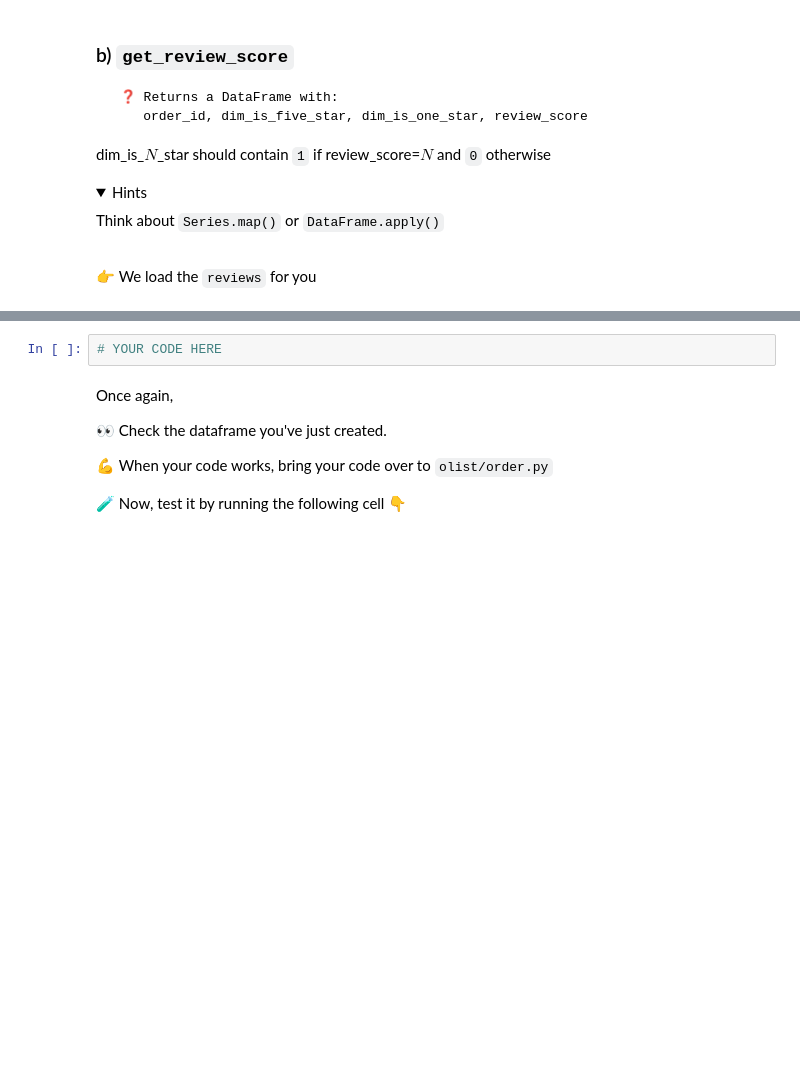
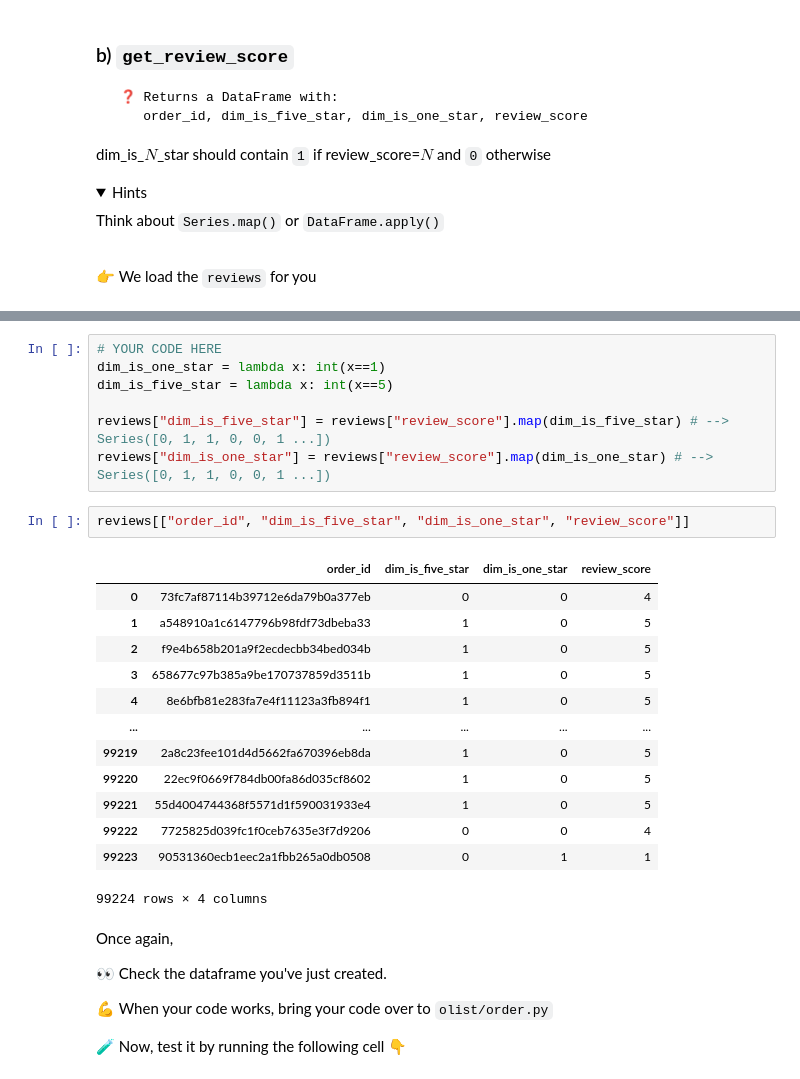
Before and after one commit to Data-Science-Bootcamp-lewagon/data-orders, a Jupyter notebook: orders.ipynb, the cells around one changed output, grey strips where cells are left out. Cells and saved outputs as stored; diff of their text form; folded sections open; blank space fills up the shorter version.

```diff
--- a/orders.ipynb
+++ b/orders.ipynb
@@ -151,5 +313,26 @@ reviews
-# %%
-# YOUR CODE HERE
+# %%
+# YOUR CODE HERE
+dim_is_one_star = lambda x: int(x==1)
+dim_is_five_star = lambda x: int(x==5)
+
+reviews["dim_is_five_star"] = reviews["review_score"].map(dim_is_five_star) # --> Series([0, 1, 1, 0, 0, 1 ...])
+reviews["dim_is_one_star"] = reviews["review_score"].map(dim_is_one_star) # --> Series([0, 1, 1, 0, 0, 1 ...])
+# %%
+reviews[["order_id", "dim_is_five_star", "dim_is_one_star", "review_score"]]
+# %% [output]
+|  | order_id | dim_is_five_star | dim_is_one_star | review_score |
+| 0 | 73fc7af87114b39712e6da79b0a377eb | 0 | 0 | 4 |
+| 1 | a548910a1c6147796b98fdf73dbeba33 | 1 | 0 | 5 |
+| 2 | f9e4b658b201a9f2ecdecbb34bed034b | 1 | 0 | 5 |
+| 3 | 658677c97b385a9be170737859d3511b | 1 | 0 | 5 |
+| 4 | 8e6bfb81e283fa7e4f11123a3fb894f1 | 1 | 0 | 5 |
+| ... | ... | ... | ... | ... |
+| 99219 | 2a8c23fee101d4d5662fa670396eb8da | 1 | 0 | 5 |
+| 99220 | 22ec9f0669f784db00fa86d035cf8602 | 1 | 0 | 5 |
+| 99221 | 55d4004744368f5571d1f590031933e4 | 1 | 0 | 5 |
+| 99222 | 7725825d039fc1f0ceb7635e3f7d9206 | 0 | 0 | 4 |
+| 99223 | 90531360ecb1eec2a1fbb265a0db0508 | 0 | 1 | 1 |
+99224 rows × 4 columns
 # %% [markdown]
 Once again,
 
```
Also changed, not shown: parts of 33 cells of this notebook, 7 other files.
